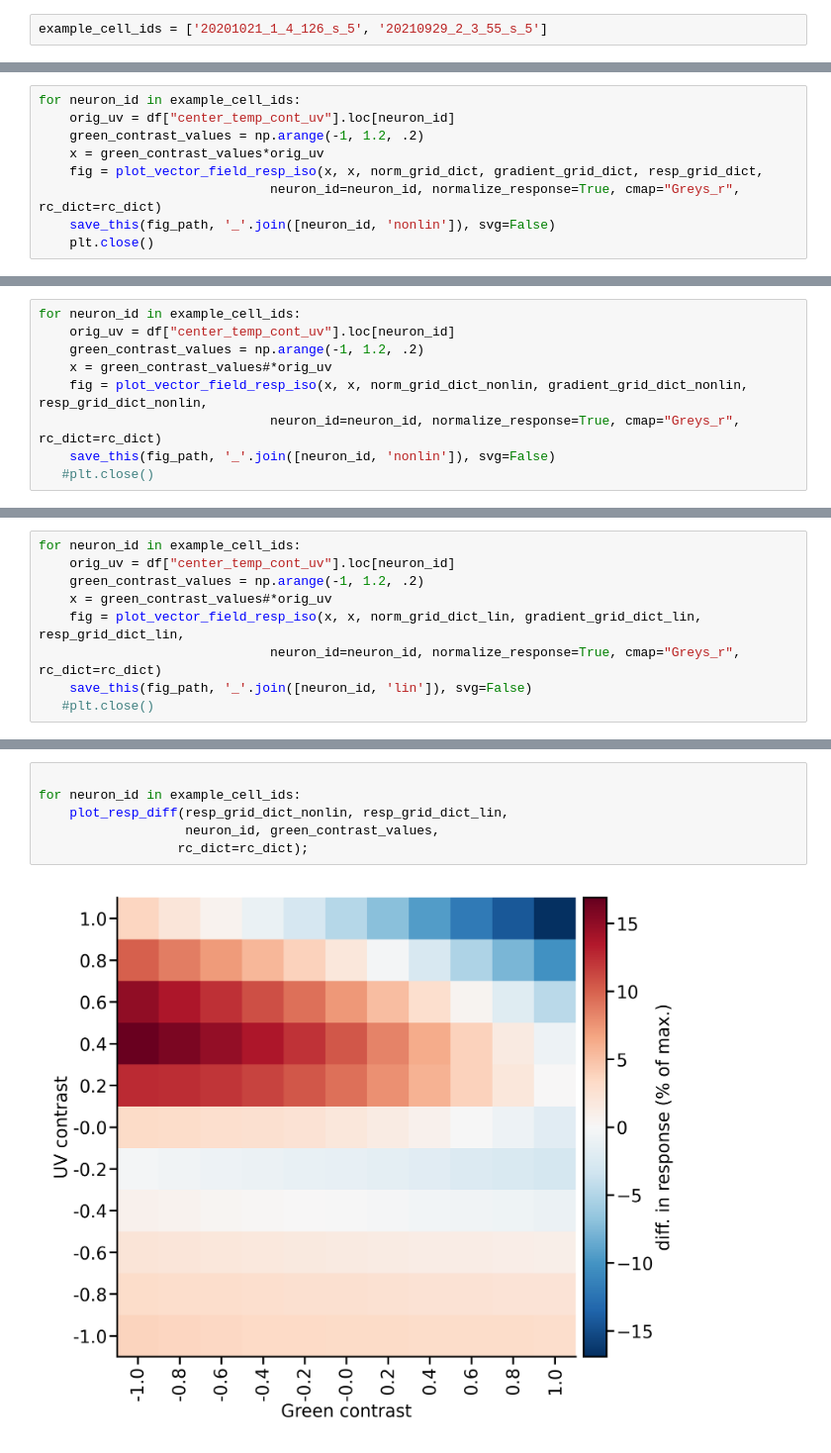
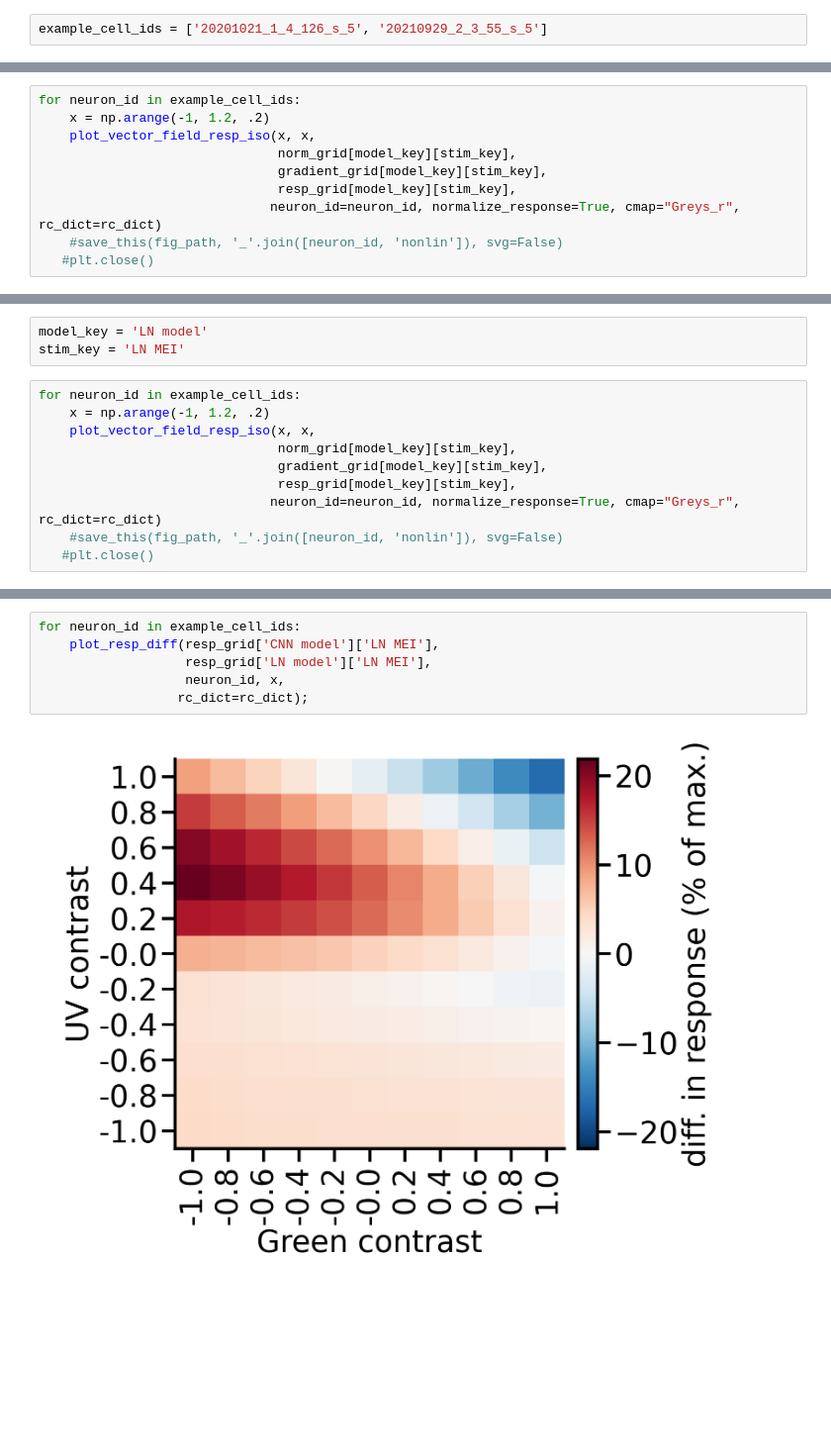
Before and after one commit to eulerlab/rgc-natstim-model, a Jupyter notebook: notebooks/05_figure_6.ipynb, the cells around one changed output, grey strips where cells are left out. Shown at 99% size. Saved outputs shown, nothing was run; the diff lists cells and outputs as text; blank space fills up the shorter version.

Commit message:
Update gradient analysis plotting functions and notebook

```diff
--- a/notebooks/05_figure_6.ipynb
+++ b/notebooks/05_figure_6.ipynb
@@ -112,10 +143,11 @@ example_cell_ids = ['20201021_1_4_126_s_5', '20210929_2_3_55_s_5']
 # %%
 for neuron_id in example_cell_ids:
-    orig_uv = df["center_temp_cont_uv"].loc[neuron_id]
-    green_contrast_values = np.arange(-1, 1.2, .2)
-    x = green_contrast_values*orig_uv
-    fig = plot_vector_field_resp_iso(x, x, norm_grid_dict, gradient_grid_dict, resp_grid_dict,
+    x = np.arange(-1, 1.2, .2)
+    plot_vector_field_resp_iso(x, x,
+                               norm_grid[model_key][stim_key],
+                               gradient_grid[model_key][stim_key],
+                               resp_grid[model_key][stim_key],
                               neuron_id=neuron_id, normalize_response=True, cmap="Greys_r", rc_dict=rc_dict)
-    save_this(fig_path, '_'.join([neuron_id, 'nonlin']), svg=False)
-    plt.close()
+    #save_this(fig_path, '_'.join([neuron_id, 'nonlin']), svg=False)
+   #plt.close()
 # %% [output]
@@ -124,10 +166,14 @@ pdf
+# %%
+model_key = 'LN model'
+stim_key = 'LN MEI'
 # %%
 for neuron_id in example_cell_ids:
-    orig_uv = df["center_temp_cont_uv"].loc[neuron_id]
-    green_contrast_values = np.arange(-1, 1.2, .2)
-    x = green_contrast_values#*orig_uv
-    fig = plot_vector_field_resp_iso(x, x, norm_grid_dict_nonlin, gradient_grid_dict_nonlin, resp_grid_dict_nonlin,
+    x = np.arange(-1, 1.2, .2)
+    plot_vector_field_resp_iso(x, x,
+                               norm_grid[model_key][stim_key],
+                               gradient_grid[model_key][stim_key],
+                               resp_grid[model_key][stim_key],
                               neuron_id=neuron_id, normalize_response=True, cmap="Greys_r", rc_dict=rc_dict)
-    save_this(fig_path, '_'.join([neuron_id, 'nonlin']), svg=False)
+    #save_this(fig_path, '_'.join([neuron_id, 'nonlin']), svg=False)
    #plt.close()
 # %% [output]
@@ -146,9 +189,0 @@ pdf
-# %%
-for neuron_id in example_cell_ids:
-    orig_uv = df["center_temp_cont_uv"].loc[neuron_id]
-    green_contrast_values = np.arange(-1, 1.2, .2)
-    x = green_contrast_values#*orig_uv
-    fig = plot_vector_field_resp_iso(x, x, norm_grid_dict_lin, gradient_grid_dict_lin, resp_grid_dict_lin,
-                              neuron_id=neuron_id, normalize_response=True, cmap="Greys_r", rc_dict=rc_dict)
-    save_this(fig_path, '_'.join([neuron_id, 'lin']), svg=False)
-   #plt.close()
@@ -170,8 +192,8 @@ pdf
 # %%
-
 for neuron_id in example_cell_ids:
-    plot_resp_diff(resp_grid_dict_nonlin, resp_grid_dict_lin,
-                   neuron_id, green_contrast_values,
+    plot_resp_diff(resp_grid['CNN model']['LN MEI'],
+                   resp_grid['LN model']['LN MEI'],
+                   neuron_id, x,
                   rc_dict=rc_dict);
 # %% [output]
-[figure, old version]
+[figure, new version]
```
Also changed, not shown: parts of 34 cells of this notebook, 1 other file.
